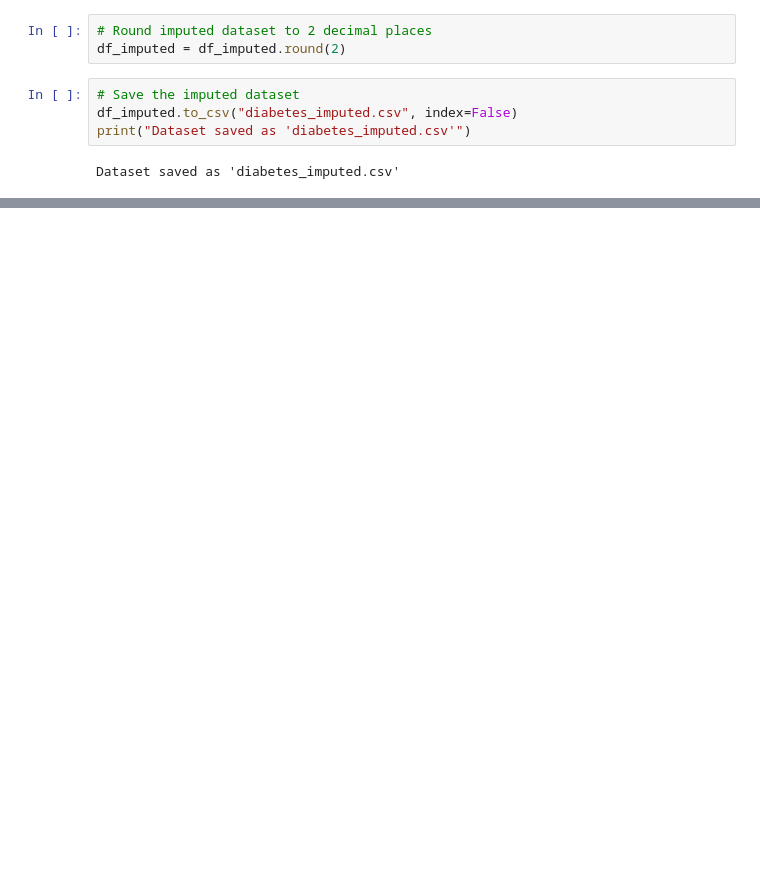
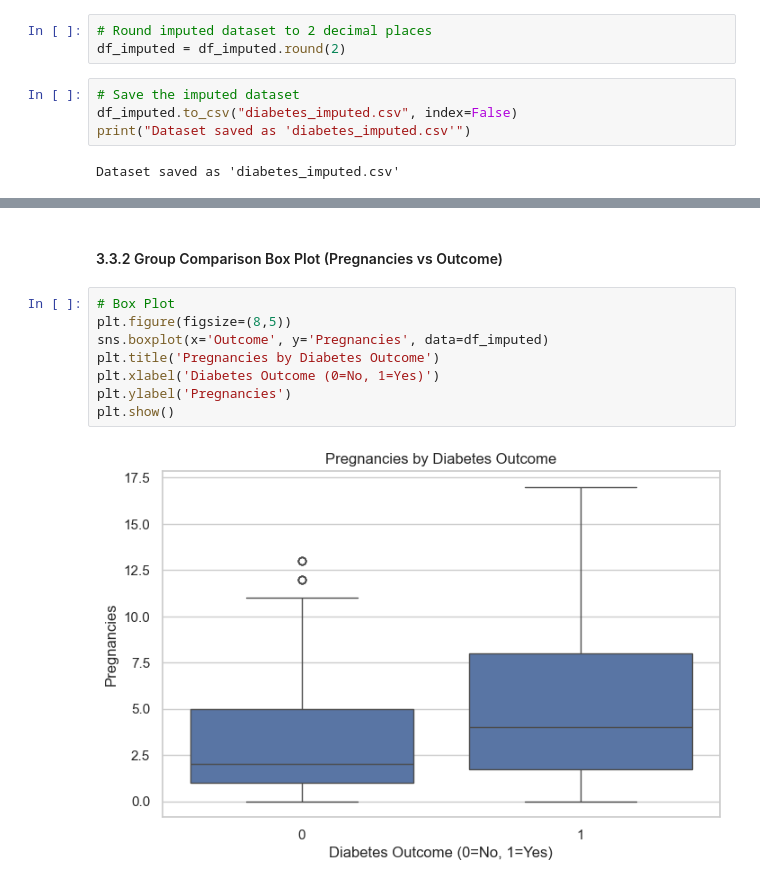
Before and after one commit to Similoluwa224/team_glucose_guard, a Jupyter notebook: capstone_diabetes.ipynb, the cells around one changed output, grey strips where cells are left out. Saved outputs shown, nothing was run; the diff lists cells and outputs as text; blank space fills up the shorter version.

```diff
--- a/capstone_diabetes.ipynb
+++ b/capstone_diabetes.ipynb
@@ -356,0 +569,12 @@ Dataset saved as 'diabetes_imputed.csv'
+# %% [markdown]
+#### 3.3.2 Group Comparison Box Plot (Pregnancies vs Outcome)
+# %%
+# Box Plot
+plt.figure(figsize=(8,5))
+sns.boxplot(x='Outcome', y='Pregnancies', data=df_imputed)
+plt.title('Pregnancies by Diabetes Outcome')
+plt.xlabel('Diabetes Outcome (0=No, 1=Yes)')
+plt.ylabel('Pregnancies')
+plt.show()
+# %% [output]
+[figure, added]
```
Also changed, not shown: parts of 95 cells of this notebook, 1 other file.
